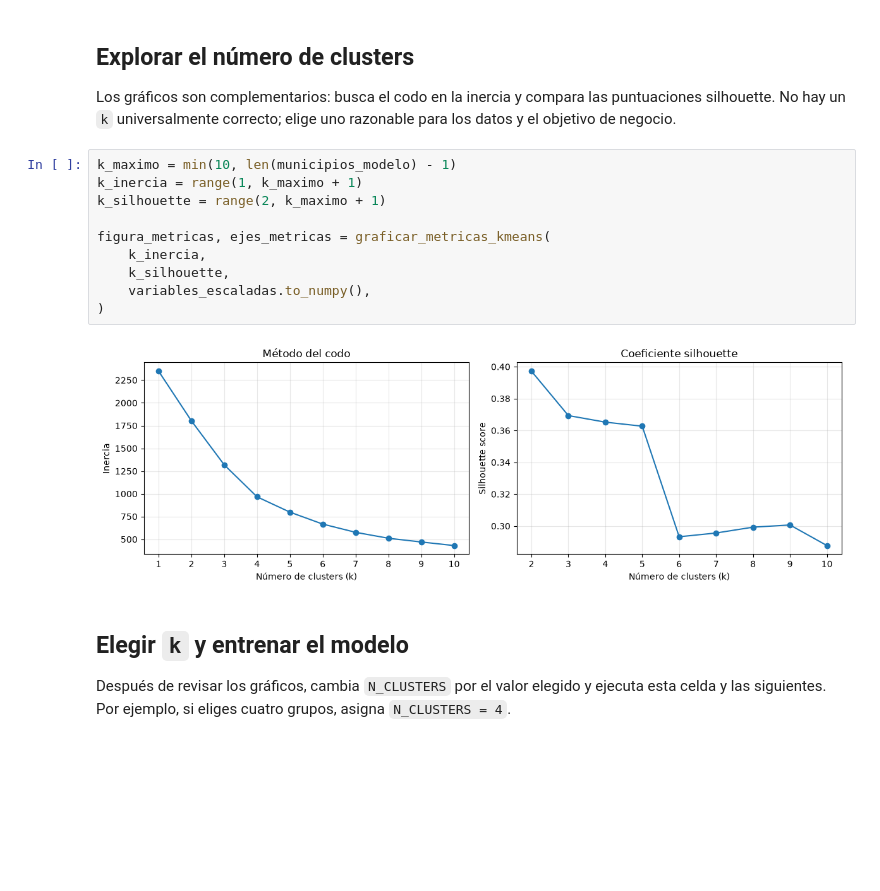
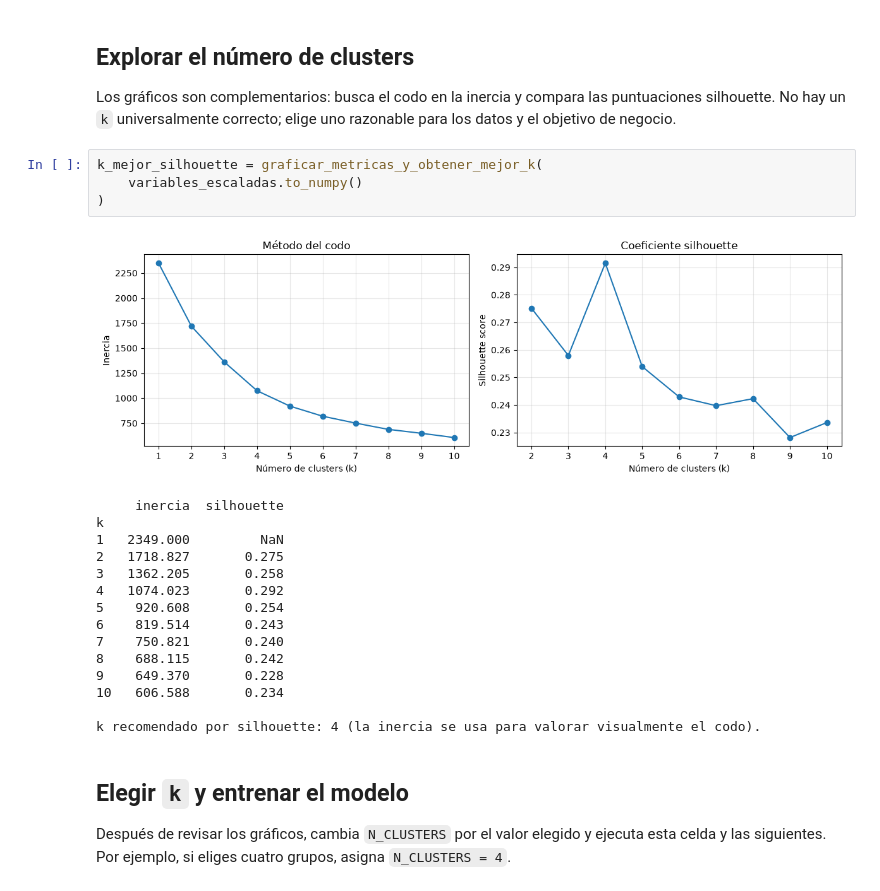
Before and after one commit to josejvega/market-expansion-sot, a Jupyter notebook: notebooks/03_modelo.ipynb, the cells around one changed output. Drawn from its saved outputs; the diff is of its cells as text; blank space fills up the shorter version.

Commit message:
terminar modelo

```diff
--- a/notebooks/03_modelo.ipynb
+++ b/notebooks/03_modelo.ipynb
@@ -146,17 +243,25 @@ Municipios incluidos en el clustering: 783
 
 Los gráficos son complementarios: busca el codo en la inercia y compara las puntuaciones silhouette. No hay un `k` universalmente correcto; elige uno razonable para los datos y el objetivo de negocio.
 # %%
-k_maximo = min(10, len(municipios_modelo) - 1)
-k_inercia = range(1, k_maximo + 1)
-k_silhouette = range(2, k_maximo + 1)
-
-figura_metricas, ejes_metricas = graficar_metricas_kmeans(
-    k_inercia,
-    k_silhouette,
-    variables_escaladas.to_numpy(),
+k_mejor_silhouette = graficar_metricas_y_obtener_mejor_k(
+    variables_escaladas.to_numpy()
 )
 # %% [output]
-[figure, old version]
+[figure, new version]
+     inercia  silhouette
+k
+1   2349.000         NaN
+2   1718.827       0.275
+3   1362.205       0.258
+4   1074.023       0.292
+5    920.608       0.254
+6    819.514       0.243
+7    750.821       0.240
+8    688.115       0.242
+9    649.370       0.228
+10   606.588       0.234
+
+k recomendado por silhouette: 4 (la inercia se usa para valorar visualmente el codo).
 # %% [markdown]
 ## Elegir `k` y entrenar el modelo
 
```
Also changed, not shown: parts of 22 cells of this notebook, 4 other files.
